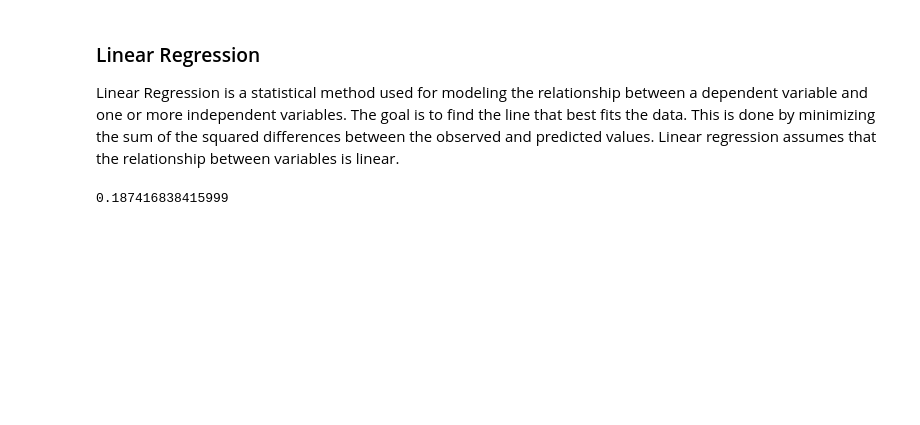
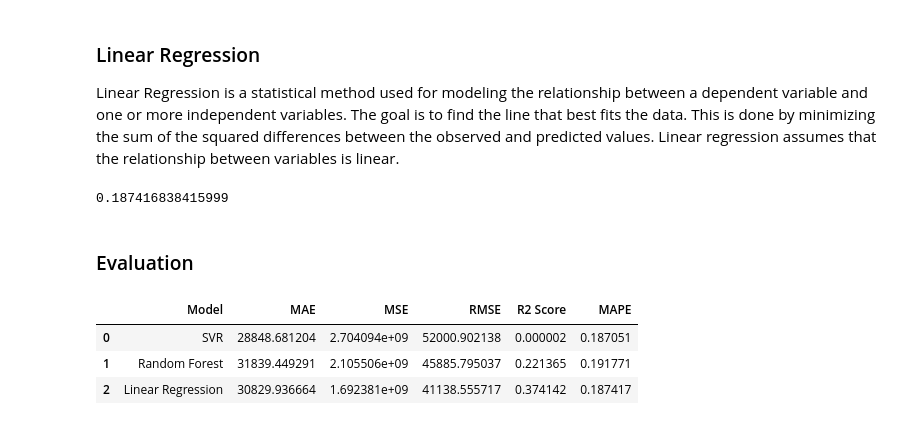
Before and after one commit to SamadZaheer/House-Price-Prediction, a Jupyter notebook: House Price Prediction using Machine Learning.ipynb, the cells around one changed output. Saved outputs shown, nothing was run; the diff lists cells and outputs as text; code cells hidden in the pictures; blank space fills up the shorter version.

Commit message:
Added EDA graphs, workflow diagram and updated notebook with model evaluation

```diff
--- a/House Price Prediction using Machine Learning.ipynb
+++ b/House Price Prediction using Machine Learning.ipynb
@@ -323,3 +323,5 @@ y_predict = model_LR.predict(x_test)
 print(mean_absolute_percentage_error(y_test, y_predict))
 # %% [output]
 0.187416838415999
+# %% [markdown]
+### Evaluation
@@ -325,0 +332,40 @@ print(mean_absolute_percentage_error(y_test, y_predict))
+# %%
+# Creating evaluation function
+def evaluate_model(model, x_test, y_test):
+
+    y_pred = model.predict(x_test)
+
+    mae = mean_absolute_error(y_test, y_pred)
+    mse = mean_squared_error(y_test, y_pred)
+    rmse = np.sqrt(mse)
+    r2 = r2_score(y_test, y_pred)
+    mape = mean_absolute_percentage_error(y_test, y_pred)
+
+    return mae, mse, rmse, r2, mape
+# %%
+# Evaluating the three models
+svr_results = evaluate_model(model_SVR, x_test, y_test)
+rfr_results = evaluate_model(model_RFR, x_test, y_test)
+lr_results  = evaluate_model(model_LR, x_test, y_test)
+# %%
+# Model Comparison Table
+import pandas as pd
+
+results = pd.DataFrame({
+
+    'Model': ['SVR', 'Random Forest', 'Linear Regression'],
+
+    'MAE': [svr_results[0], rfr_results[0], lr_results[0]],
+    'MSE': [svr_results[1], rfr_results[1], lr_results[1]],
+    'RMSE': [svr_results[2], rfr_results[2], lr_results[2]],
+    'R2 Score': [svr_results[3], rfr_results[3], lr_results[3]],
+    'MAPE': [svr_results[4], rfr_results[4], lr_results[4]]
+
+})
+
+results
+# %% [output]
+|  | Model | MAE | MSE | RMSE | R2 Score | MAPE |
+| 0 | SVR | 28848.681204 | 2.704094e+09 | 52000.902138 | 0.000002 | 0.187051 |
+| 1 | Random Forest | 31839.449291 | 2.105506e+09 | 45885.795037 | 0.221365 | 0.191771 |
+| 2 | Linear Regression | 30829.936664 | 1.692381e+09 | 41138.555717 | 0.374142 | 0.187417 |
```
Also changed, not shown: parts of 2 cells of this notebook, 5 other files.
